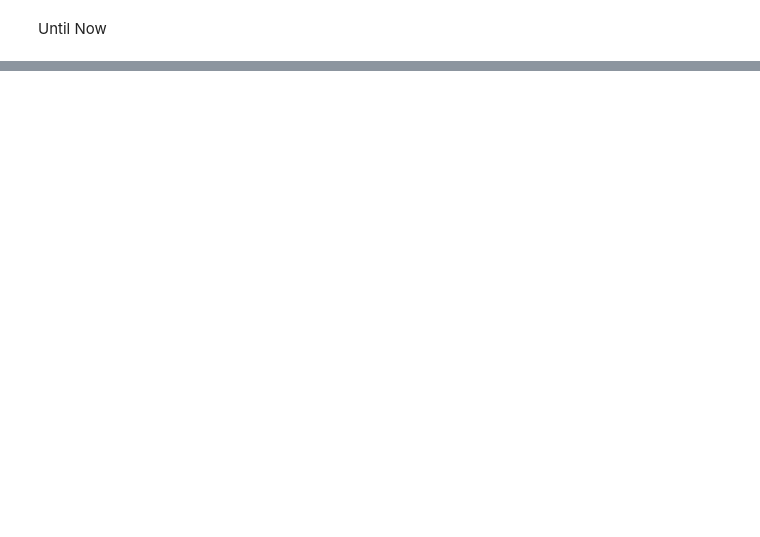
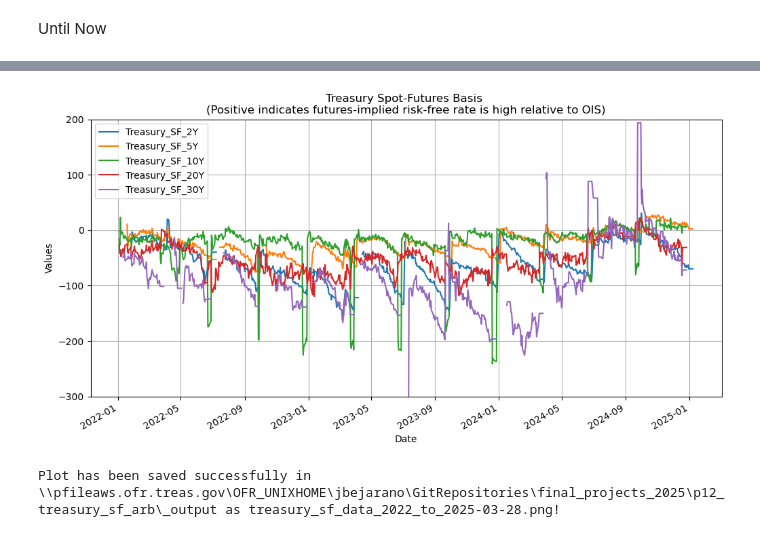
Before and after one commit to jmbejara/p12_treasury_sf_arb, a Jupyter notebook: src/01_explore_basis_trade_data_new.ipynb, the cells around one changed output, grey strips where cells are left out. Drawn from its saved outputs; the diff is of its cells as text; code cells hidden in the pictures; blank space fills up the shorter version.

```diff
--- a/src/01_explore_basis_trade_data_new.ipynb
+++ b/src/01_explore_basis_trade_data_new.ipynb
@@ -198,34 +245,37 @@ df_filtered = df_output[(df_output["Date"] >= start_date) & (df_output["Date"] <
 ax = df_filtered.set_index("Date").plot(figsize=(12, 6))
 
 # Set y-axis limits
 ax.set_ylim(-300, 200)
 
 # # Set x-axis major ticks at every 6 months (Jan 1 and June 1)
 # locator = mdates.MonthLocator(bymonth=(1, 6), bymonthday=1)
 # formatter = mdates.DateFormatter('%b %Y')
 # ax.xaxis.set_major_locator(locator)
 # ax.xaxis.set_major_formatter(formatter)
 
 # # Rotate x-axis labels for better readability
 # plt.xticks(rotation=45)
 
 
 # Define the plot filename dynamically based on the date range
 plot_filename = os.path.join(OUTPUT_DIR, f"treasury_sf_data_{start_date}_to_{end_date.date()}.png")
 
 # Your plotting code
-plt.title(f"Treasury Spot-Futures Basis \n(Positive indicates futures-implied risk-free rate is low relative to OIS)")  # Format title dynamically
+plt.title(f"Treasury Spot-Futures Basis \n(Positive indicates futures-implied risk-free rate is high relative to OIS)")  # Format title dynamically
 plt.xlabel("Date")
 plt.ylabel("Values")
 plt.grid(True)
 
 # Save the figure in OUTPUT_DIR
 plt.savefig(plot_filename, dpi=300, bbox_inches='tight')
 
 # Show the plot
 plt.show()
 
 print(f"Plot has been saved successfully in {OUTPUT_DIR} as treasury_sf_data_{start_date}_to_{end_date.date()}.png!")
+# %% [output]
+[figure, added]
+Plot has been saved successfully in \\pfileaws.ofr.treas.gov\OFR_UNIXHOME\jbejarano\GitRepositories\final_projects_2025\p12_treasury_sf_arb\_output as treasury_sf_data_2022_to_2025-03-28.png!
 # %%
 # Ensure Date is set as the index
 df_filtered.set_index("Date", inplace=True)
```
Also changed, not shown: parts of 7 cells of this notebook.
